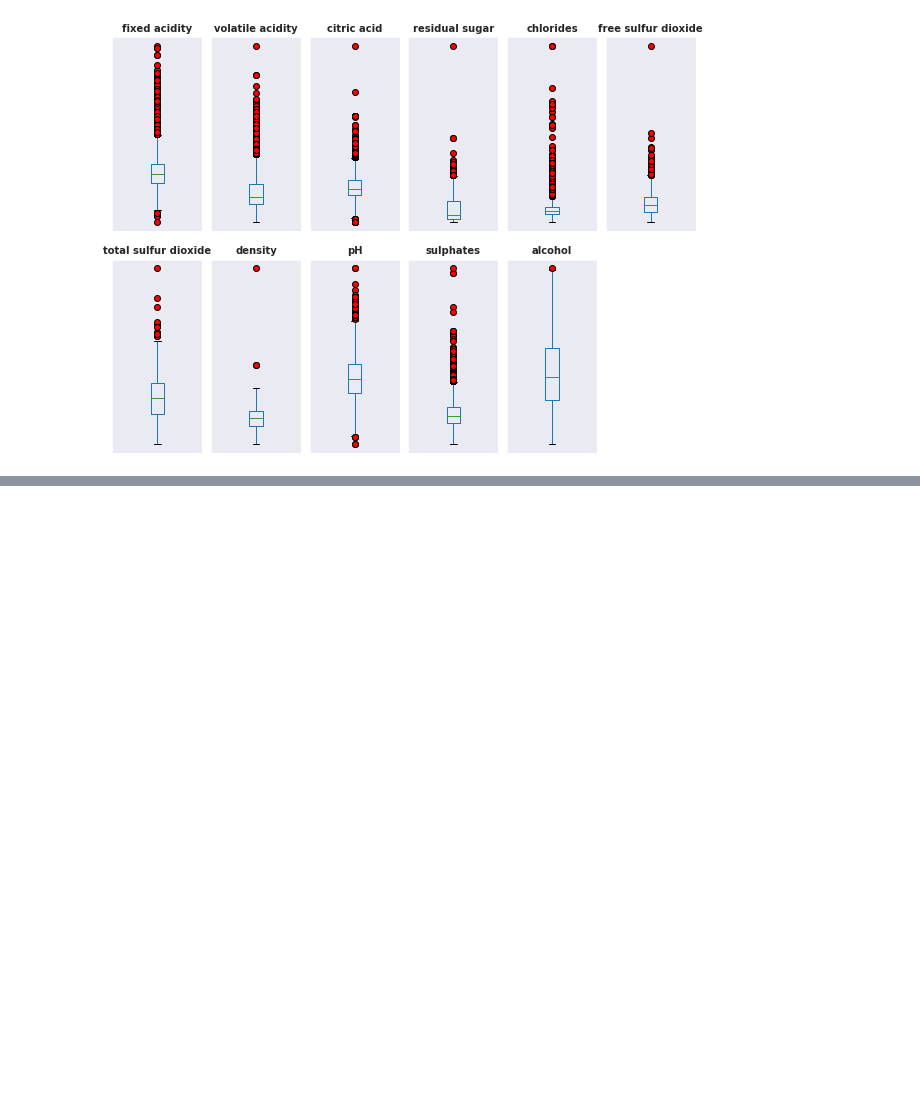
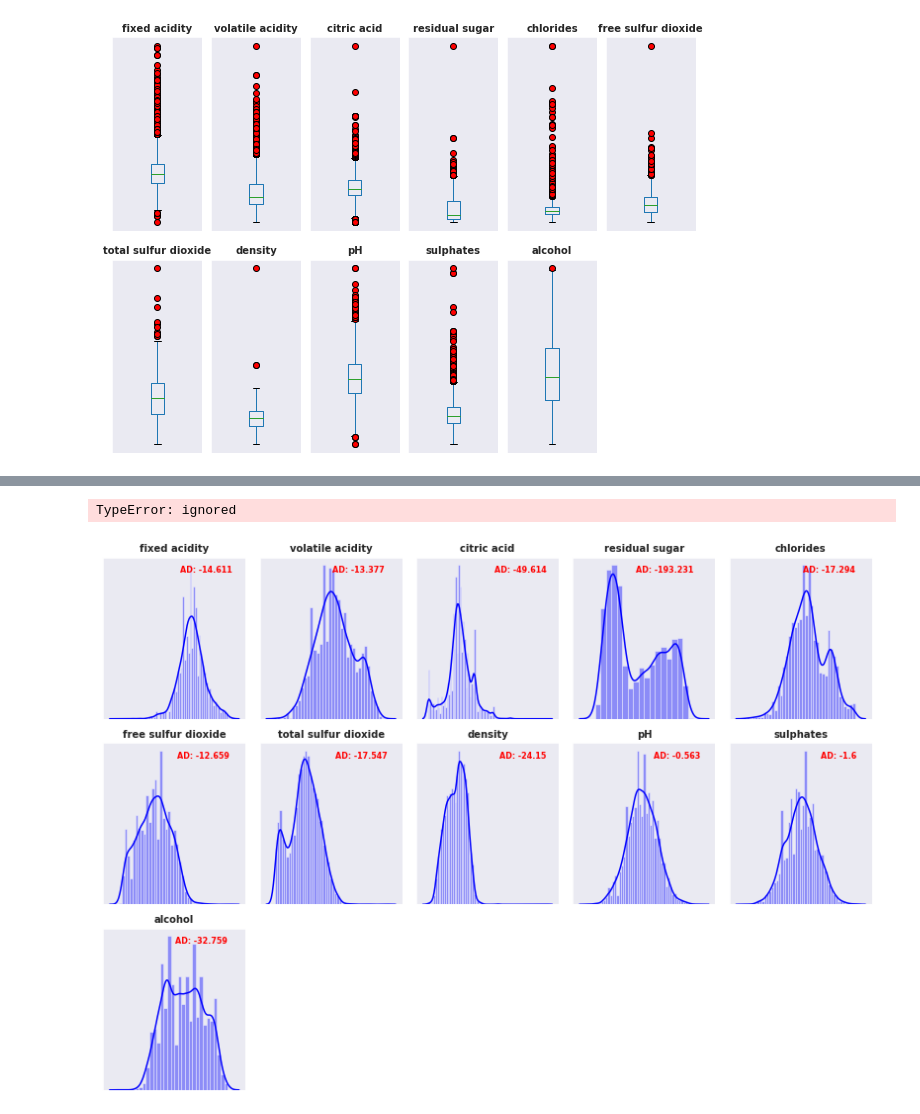
Before and after one commit to Anastasios-K/Pyspark, a Jupyter notebook: WineQualClassification.ipynb, the cells around one changed output, grey strips where cells are left out. Saved outputs shown, nothing was run; the diff lists cells and outputs as text; code cells hidden in the pictures; blank space fills up the shorter version.

```diff
--- a/WineQualClassification.ipynb
+++ b/WineQualClassification.ipynb
@@ -204,0 +278,15 @@ Outlier_analysis = Outlier_Values(df, 6)
+# %%
+
+Box_Cox_df = pd.DataFrame(columns= df.columns)
+Yeo_df = pd.DataFrame(columns= df.columns)
+for column in df:
+  norm_attr= normalize(df[column], norm='l2')
+  norm_attr = power_transform
+  normalised_df[column] = norm_attr[:,0]
+  print(normalised_df)
+# %% [output]
+TypeError: ignored
+# %%
+figure = Distribution(normalised_df, 5)
+# %% [output]
+[figure, added]
```
Also changed, not shown: parts of 9 cells of this notebook.
